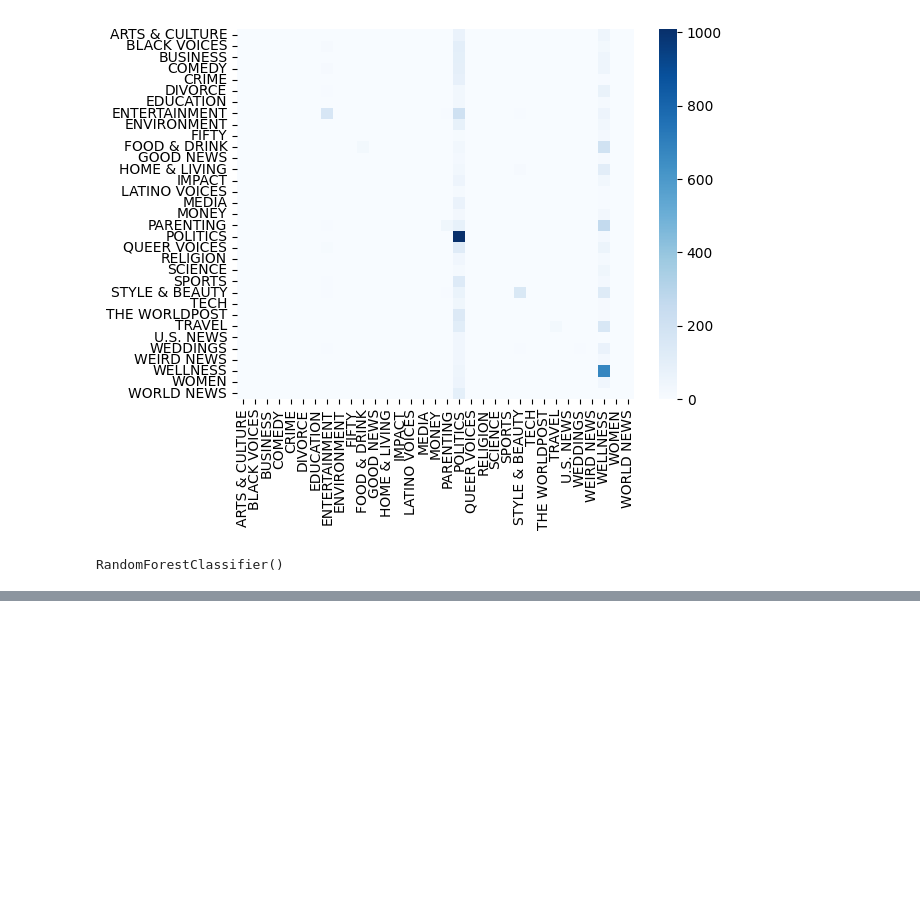
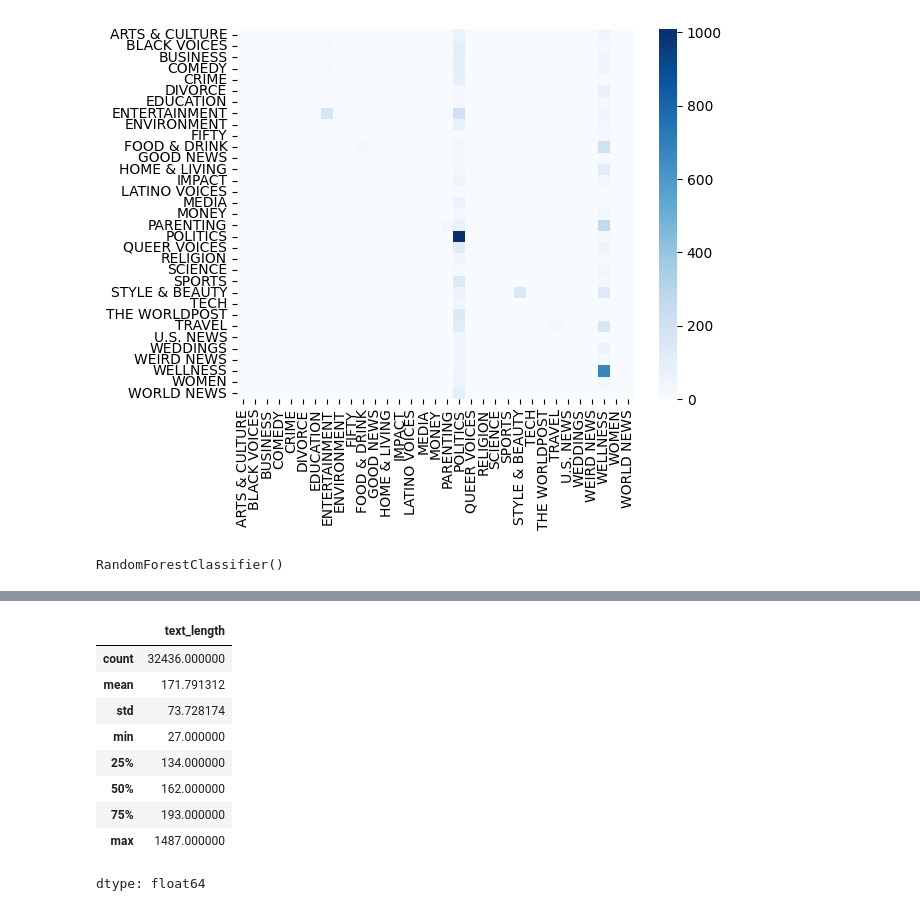
Before and after one commit to suruthi-ks/thiranex-internship, a Jupyter notebook: ThiranexDataScience.ipynb, the cells around one changed output, grey strips where cells are left out. Saved outputs shown, nothing was run; the diff lists cells and outputs as text; code cells hidden in the pictures; blank space fills up the shorter version.

```diff
--- a/ThiranexDataScience.ipynb
+++ b/ThiranexDataScience.ipynb
@@ -328,0 +370,13 @@ sns.heatmap(cm_rf, xticklabels = RFModel.classes_, yticklabels = RFModel.classes
+# %%
+df[df['category'] == 'POLITICS']['text_length'].describe()
+# %% [output]
+|  | text_length |
+| count | 32436.000000 |
+| mean | 171.791312 |
+| std | 73.728174 |
+| min | 27.000000 |
+| 25% | 134.000000 |
+| 50% | 162.000000 |
+| 75% | 193.000000 |
+| max | 1487.000000 |
+dtype: float64
```
Also changed, not shown: parts of 9 cells of this notebook.
